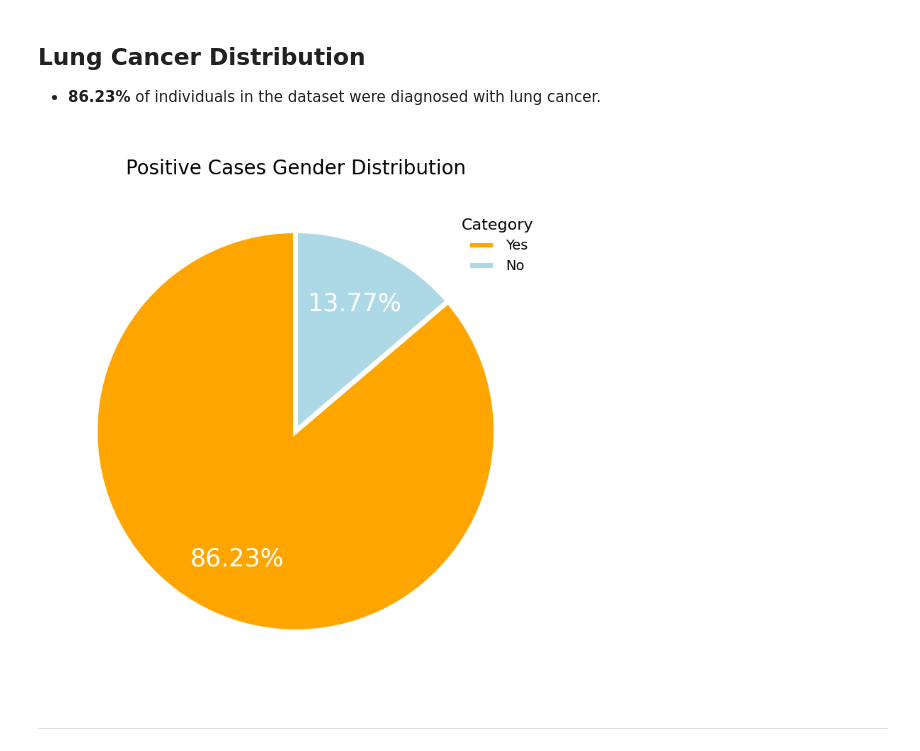
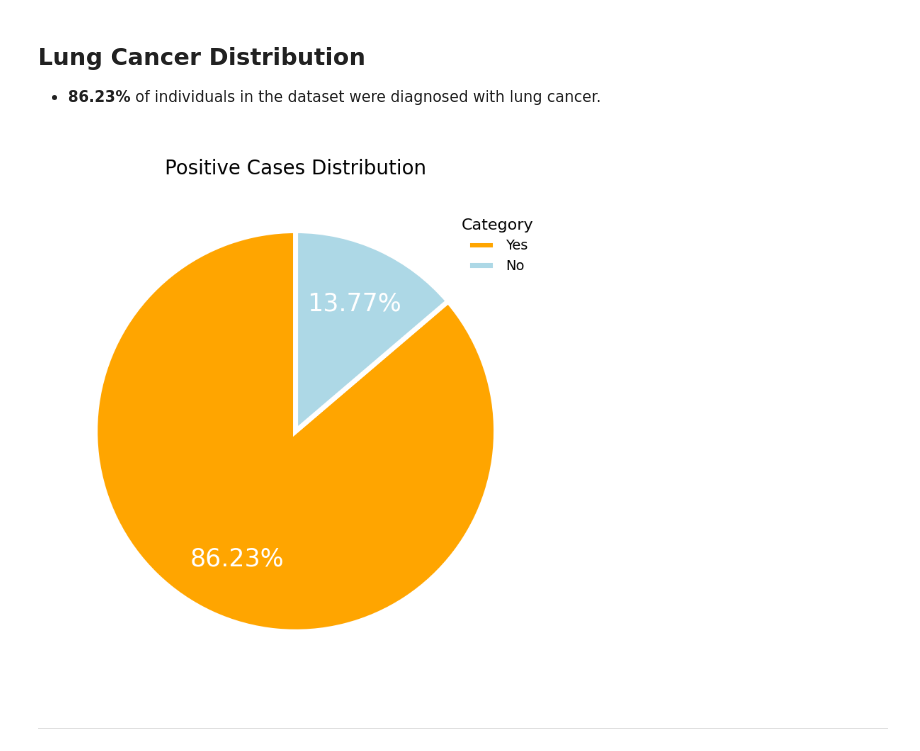
Before and after one commit to chelseayeh14/lung-cancer-prediction, a Jupyter notebook: notebook/eda.ipynb, the cells around one changed output. Drawn from its saved outputs; the diff is of its cells as text; code cells hidden in the pictures.

Commit message:
chore: adjust visualization and optimize insights

```diff
--- a/notebook/eda.ipynb
+++ b/notebook/eda.ipynb
@@ -11,7 +11,7 @@ import modules.preprocessing
 
 importlib.reload(modules.preprocessing)
 
-from modules.preprocessing import load_and_clean_data
+from modules.preprocessing import load_data, clean_data
 import os
 import pandas as pd
 import matplotlib.pyplot as plt
@@ -25,7 +25,8 @@ from sklearn.preprocessing import LabelEncoder
 
 # load and clean data
 path_raw = os.path.join('..', 'data', 'survey_lung_cancer.csv')
-df_cleaned = load_and_clean_data(path_raw)
+raw_data = load_data(path_raw)
+df_cleaned = clean_data(raw_data)
 # %% [markdown]
 ---
 # %% [markdown]
@@ -89,32 +90,33 @@ dtype: int64
 # %%
 plt.subplots(figsize=(9, 8))
 
 lung_cancer_counts = df_cleaned['LUNG CANCER'].map({0: 'No', 1: 'Yes'}).value_counts()
 
 labels = lung_cancer_counts.index
 sizes = lung_cancer_counts.values
 
 wedges, texts, autotexts = plt.pie(sizes,
                                    textprops=dict(size=25, color='white'),
                                    autopct='%.2f%%',
                                    pctdistance=0.7,
                                    colors=['orange','lightblue'],
                                    wedgeprops=dict(width=1.0, edgecolor='white', linewidth=5),
                                    startangle=90)
 
 plt.legend(wedges,
            labels,
            title='Category',
            title_fontsize=16,
            fontsize=14,
            loc='upper right',
            bbox_to_anchor=(1, 0.95),
            frameon=False)
-plt.title('\nPositive Cases Gender Distribution', fontsize=20)
+plt.title('\nPositive Cases Distribution', fontsize=20)
 plt.tight_layout()
+plt.savefig("../images/positive_cases_distribution.png")
 plt.show()
 # %% [output]
-[figure, old version]
+[figure, new version]
 # %% [markdown]
 ---
 # %% [markdown]
```
Also changed, not shown: parts of 2 cells of this notebook.
